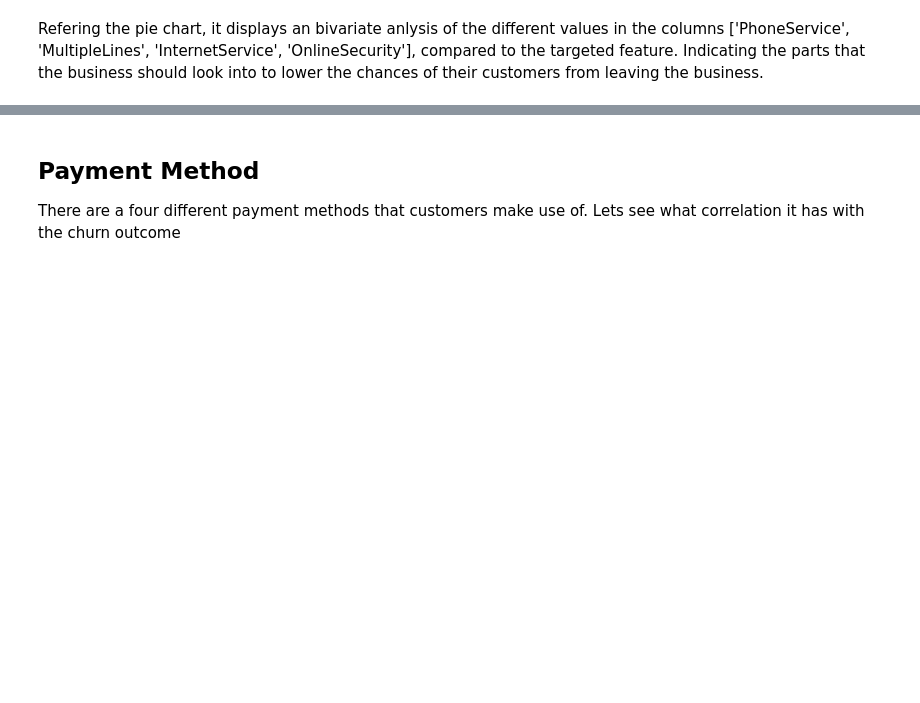
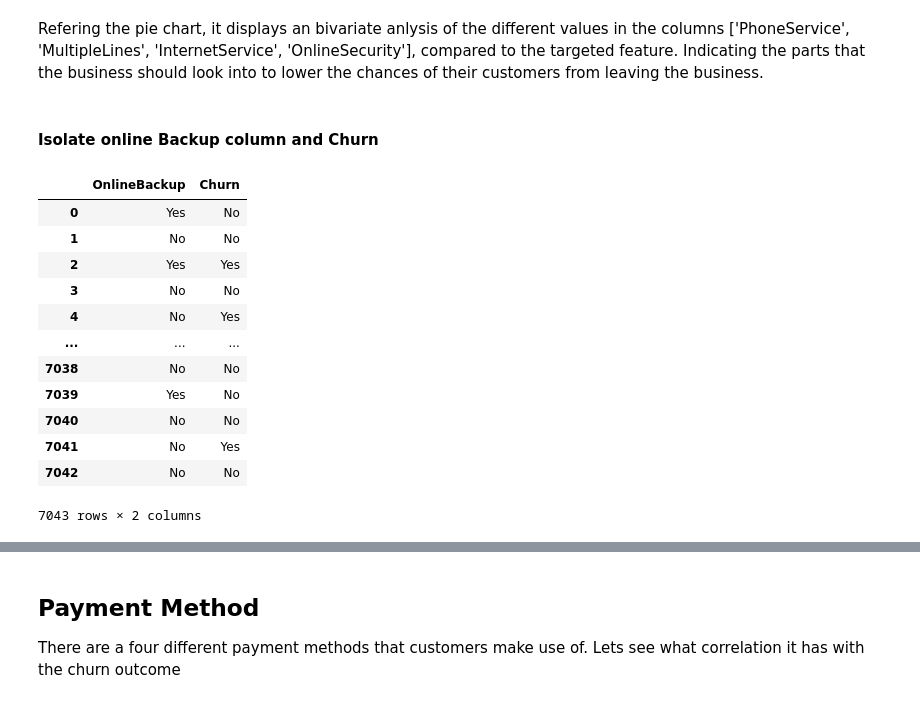
Before and after one commit to PreciousNosiphoDonkrag/MLG382_Projects, a Jupyter notebook: project_2/customer_churn.ipynb, the cells around one changed output, grey strips where cells are left out. Cells and saved outputs as stored; diff of their text form; code cells hidden in the pictures; blank space fills up the shorter version.

```diff
--- a/project_2/customer_churn.ipynb
+++ b/project_2/customer_churn.ipynb
@@ -512,3 +512,22 @@ for col in listofComparison:
     fig.show()
 # %% [markdown]
 Refering the pie chart, it displays an bivariate anlysis of the different values in the columns ['PhoneService', 'MultipleLines', 'InternetService', 'OnlineSecurity'], compared to the targeted feature. Indicating the parts that the business should look into to lower the chances of their customers from leaving the business.
+# %% [markdown]
+#### Isolate online Backup column and Churn
+# %%
+Ol_Bkup = data_df[["OnlineBackup","Churn"]]
+Ol_Bkup
+# %% [output]
+|  | OnlineBackup | Churn |
+| 0 | Yes | No |
+| 1 | No | No |
+| 2 | Yes | Yes |
+| 3 | No | No |
+| 4 | No | Yes |
+| ... | ... | ... |
+| 7038 | No | No |
+| 7039 | Yes | No |
+| 7040 | No | No |
+| 7041 | No | Yes |
+| 7042 | No | No |
+7043 rows × 2 columns
```
Also changed, not shown: parts of 10 cells of this notebook.
